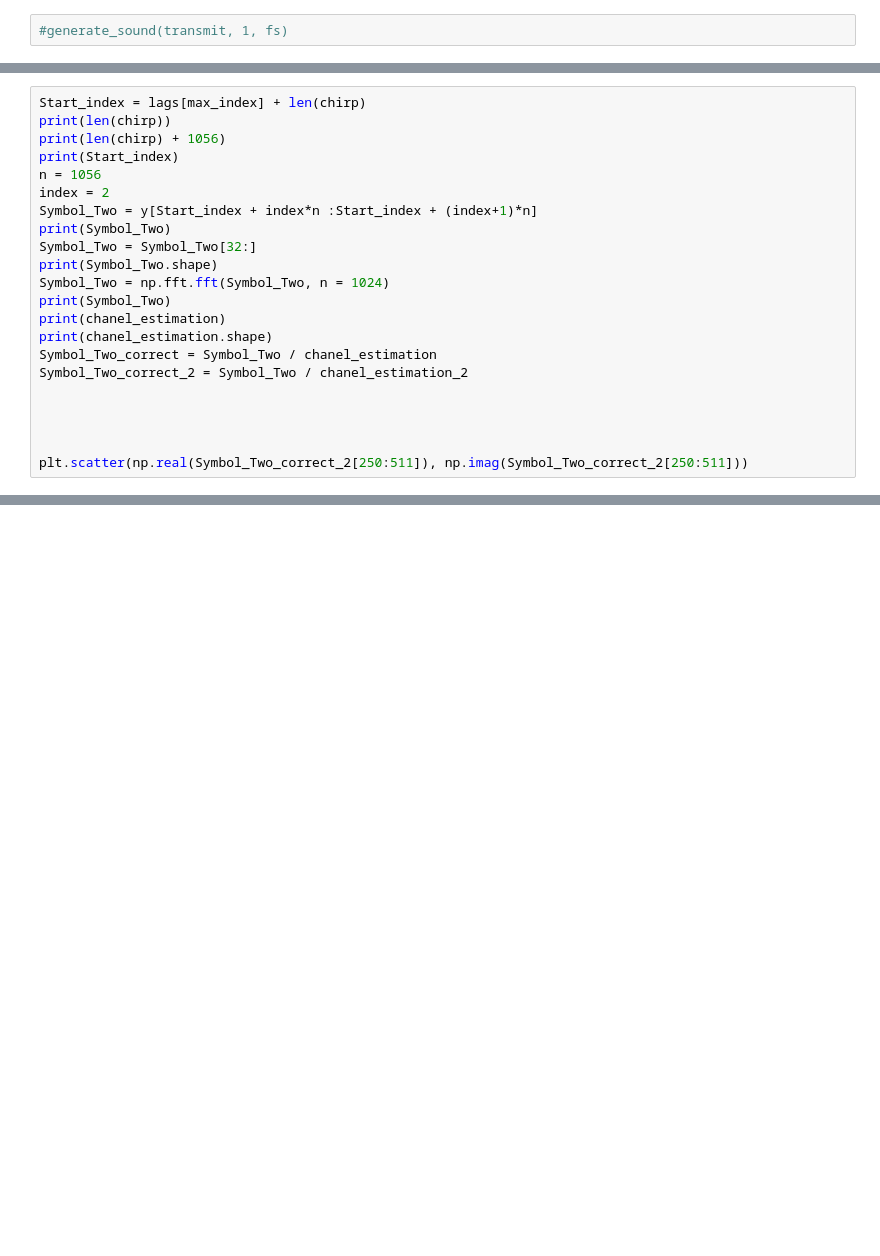
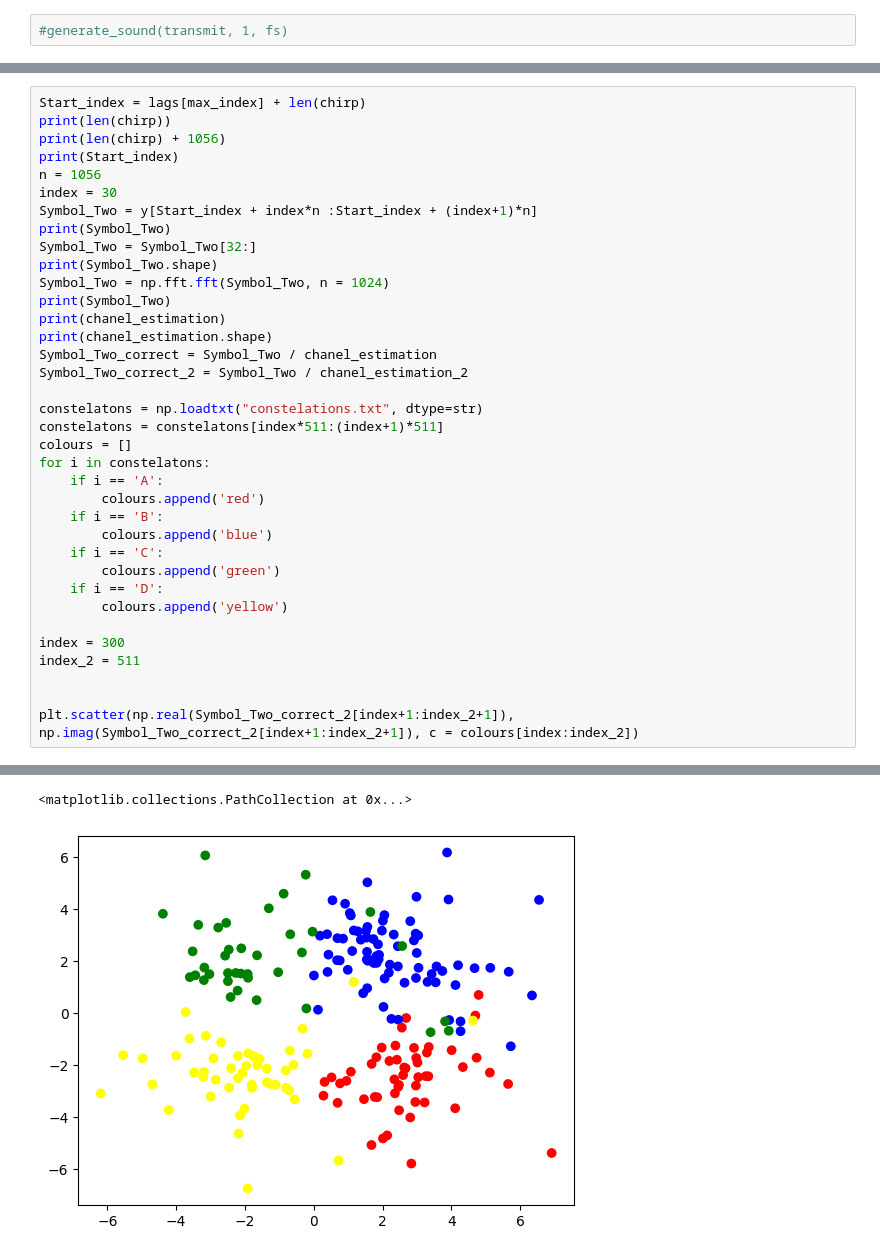
Before and after one commit to kmcm0707/GF3, a Jupyter notebook: full_decoder.ipynb, the cells around one changed output, grey strips where cells are left out. Drawn from its saved outputs; the diff is of its cells as text; blank space fills up the shorter version.

```diff
--- a/full_decoder.ipynb
+++ b/full_decoder.ipynb
@@ -555,7 +592,7 @@ print(len(chirp))
 print(len(chirp) + 1056)
 print(Start_index)
 n = 1056
-index = 2
+index = 30
 Symbol_Two = y[Start_index + index*n :Start_index + (index+1)*n]
 print(Symbol_Two)
 Symbol_Two = Symbol_Two[32:]
@@ -567,7 +604,22 @@ print(chanel_estimation.shape)
 Symbol_Two_correct = Symbol_Two / chanel_estimation
 Symbol_Two_correct_2 = Symbol_Two / chanel_estimation_2
 
+constelatons = np.loadtxt("constelations.txt", dtype=str)
+constelatons = constelatons[index*511:(index+1)*511]
+colours = []
+for i in constelatons:
+    if i == 'A':
+        colours.append('red')
+    if i == 'B':
+        colours.append('blue')
+    if i == 'C':
+        colours.append('green')
+    if i == 'D':
+        colours.append('yellow')
+
+index = 300
+index_2 = 511
 
 
-
-plt.scatter(np.real(Symbol_Two_correct_2[250:511]), np.imag(Symbol_Two_correct_2[250:511]))
+plt.scatter(np.real(Symbol_Two_correct_2[index+1:index_2+1]), np.imag(Symbol_Two_correct_2[index+1:index_2+1]), c = colours[index:index_2])
+# %% [output]
@@ -573,0 +637,2 @@ plt.scatter(np.real(Symbol_Two_correct_2[250:511]), np.imag(Symbol_Two_correct_2
+<matplotlib.collections.PathCollection at 0x...>
+[figure, added]
```
Also changed, not shown: parts of 7 cells of this notebook.
